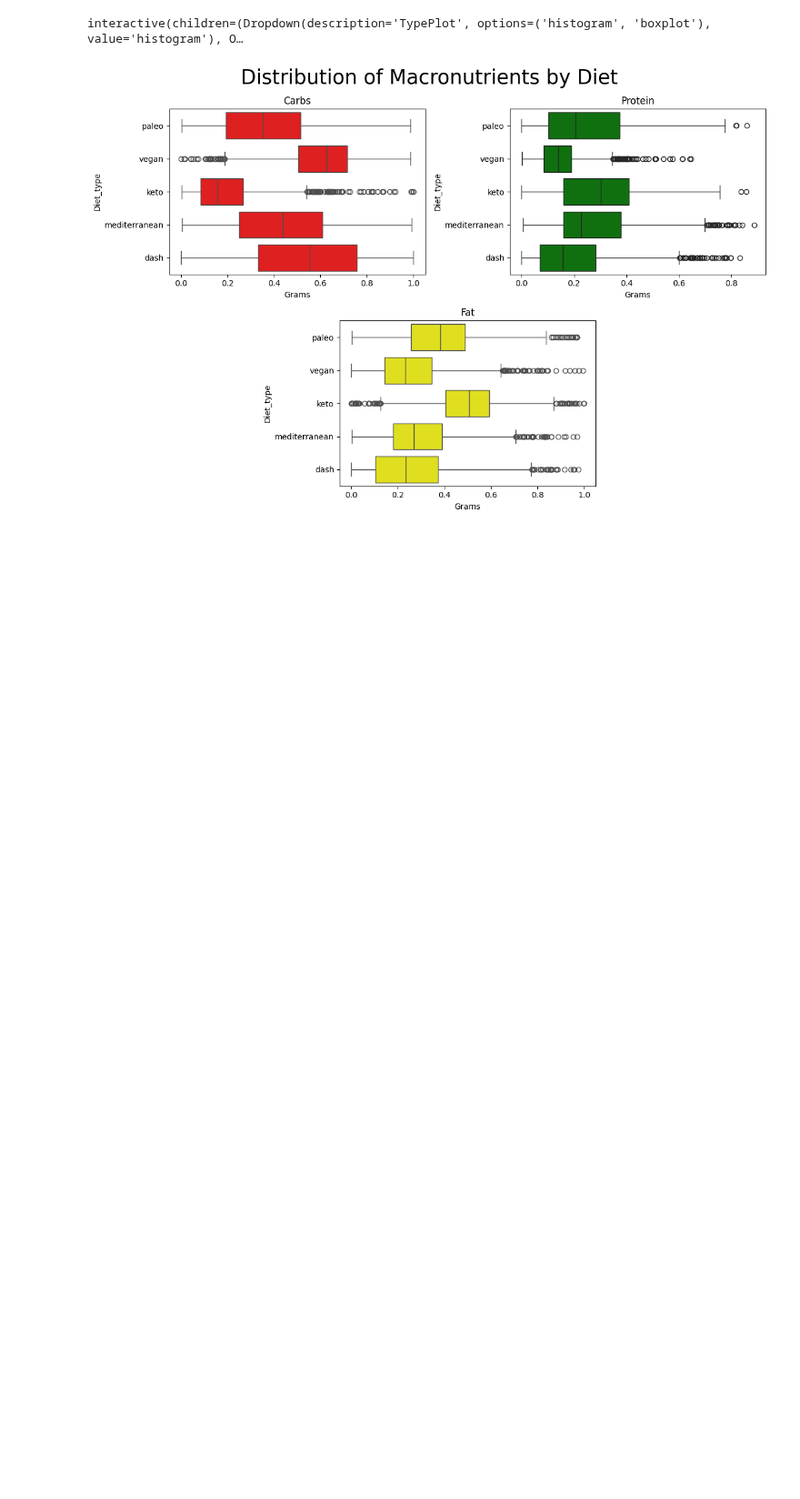
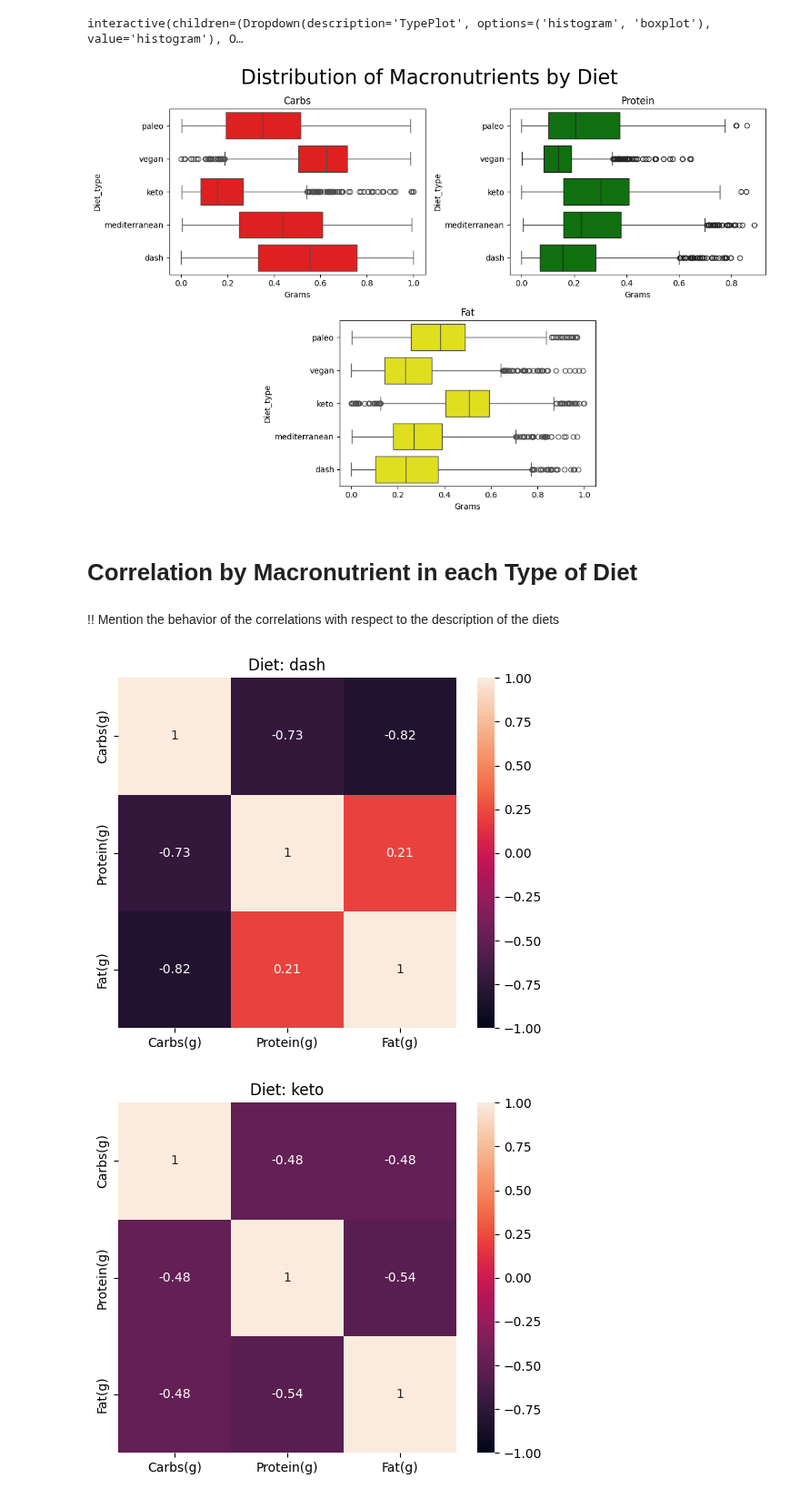
Before and after one commit to alexisuaguilaru/Analysis_Nutritional_Information, a Jupyter notebook: StatisticalAnalysis/ExploratoryDataAnalysis.ipynb, the cells around one changed output. Shown at 91% size. Drawn from its saved outputs; the diff is of its cells as text; code cells hidden in the pictures; blank space fills up the shorter version.

Commit message:
ADD correlation section in EDA

```diff
--- a/StatisticalAnalysis/ExploratoryDataAnalysis.ipynb
+++ b/StatisticalAnalysis/ExploratoryDataAnalysis.ipynb
@@ -124,3 +124,17 @@ interactive(children=(Dropdown(description='TypePlot', options=('histogram', 'bo
 PlotMacronutrients()
 # %% [output]
 [figure]
+# %% [markdown]
+# Correlation by Macronutrient in each Type of Diet
+# %% [markdown]
+!! Mention the behavior of the correlations with respect to the description of the diets
+# %%
+# Plotting correlation matrix
+
+for index_plot , diet in enumerate(Diets):
+    fig , axes = plt.subplots(figsize=(6,5))
+    sns.heatmap(Diets_Dataset.query("Diet_type == @diet")[Macronutrients].corr(),annot=True,vmin=-1,vmax=1,ax=axes)
+    axes.set_title(f"Diet: {diet}")
+# %% [output]
+[figure, added]
+[figure, added]
```
Also changed, not shown: parts of 1 cell of this notebook.
